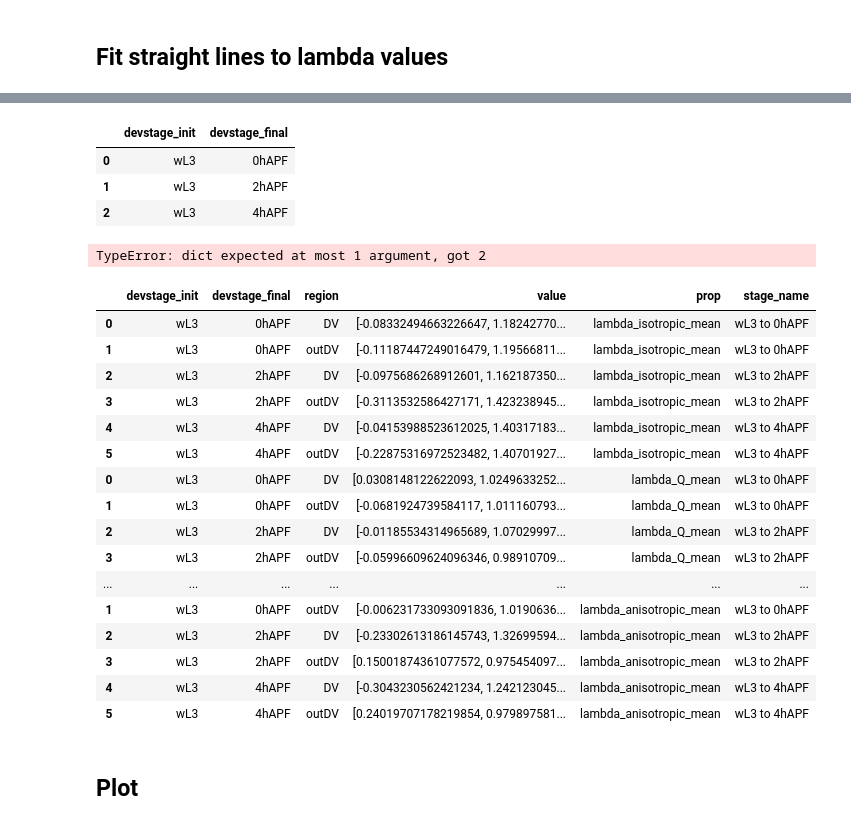
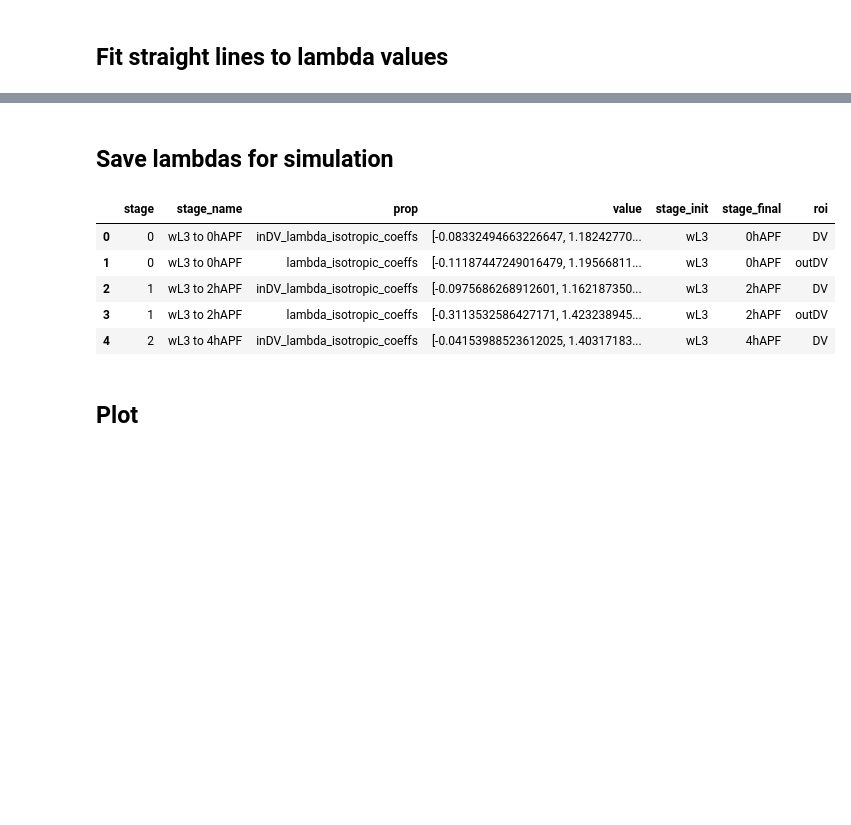
Before and after one commit to abhijeetkrishna/WDeversion_theory, a Jupyter notebook: Experiments/notebooks/prop_comparison_analysis.ipynb, the cells around one changed output, grey strips where cells are left out. Drawn from its saved outputs; the diff is of its cells as text; code cells hidden in the pictures; blank space fills up the shorter version.

Commit message:
Save lambdas for simulation

```diff
--- a/Experiments/notebooks/prop_comparison_analysis.ipynb
+++ b/Experiments/notebooks/prop_comparison_analysis.ipynb
@@ -239,15 +240,15 @@ def fit_func(x):
     coeffs = np.polyfit(df_comparison.iloc[ind][fit_param], df_comparison.iloc[ind][prop], deg = fit_deg)
     return([coeffs])
 
-fit_coeffs_df = pd.DataFrame()
+fit_lambdas_df = pd.DataFrame()
 for prop in props:
     df_temp = df_comparison.groupby(["devstage_init", "devstage_final", "region"])[prop].agg(fit_func).reset_index()
     df_temp["prop"] = prop;
     df_temp = df_temp.rename(columns={prop: "value"})
-    fit_coeffs_df = pd.concat([fit_coeffs_df,df_temp], axis=0)
+    fit_lambdas_df = pd.concat([fit_lambdas_df,df_temp], axis=0)
 
-fit_coeffs_df["value"] = fit_coeffs_df["value"].apply(lambda x: x[0],) #remove list to keep only numpy array
-fit_coeffs_df["poly_obj"] = fit_coeffs_df["value"].apply(lambda x: np.poly1d(x))
+fit_lambdas_df["value"] = fit_lambdas_df["value"].apply(lambda x: x[0],) #remove list to keep only numpy array
+fit_lambdas_df["poly_obj"] = fit_lambdas_df["value"].apply(lambda x: np.poly1d(x))
 # %%
 #for each prop, make a temporary column
 #in that column add the polynomial object by matching devstage_init, devstage_final and region
@@ -266,34 +262,38 @@ fit_coeffs_df["stage_name"] = fit_coeffs_df["devstage_init"] + " to " + fit_coef
-# %%
-devstage_combinations
-# %% [output]
-|  | devstage_init | devstage_final |
-| 0 | wL3 | 0hAPF |
-| 1 | wL3 | 2hAPF |
-| 2 | wL3 | 4hAPF |
-# %%
-dict([1,2,3], [11,22,33])
-# %% [output]
-TypeError: dict expected at most 1 argument, got 2
-# %%
-fit_coeffs_df
-# %% [output]
-|  | devstage_init | devstage_final | region | value | prop | stage_name |
-| 0 | wL3 | 0hAPF | DV | [-0.08332494663226647, 1.18242770... | lambda_isotropic_mean | wL3 to 0hAPF |
-| 1 | wL3 | 0hAPF | outDV | [-0.11187447249016479, 1.19566811... | lambda_isotropic_mean | wL3 to 0hAPF |
-| 2 | wL3 | 2hAPF | DV | [-0.0975686268912601, 1.162187350... | lambda_isotropic_mean | wL3 to 2hAPF |
-| 3 | wL3 | 2hAPF | outDV | [-0.3113532586427171, 1.423238945... | lambda_isotropic_mean | wL3 to 2hAPF |
-| 4 | wL3 | 4hAPF | DV | [-0.04153988523612025, 1.40317183... | lambda_isotropic_mean | wL3 to 4hAPF |
-| 5 | wL3 | 4hAPF | outDV | [-0.22875316972523482, 1.40701927... | lambda_isotropic_mean | wL3 to 4hAPF |
-| 0 | wL3 | 0hAPF | DV | [0.0308148122622093, 1.0249633252... | lambda_Q_mean | wL3 to 0hAPF |
-| 1 | wL3 | 0hAPF | outDV | [-0.0681924739584117, 1.011160793... | lambda_Q_mean | wL3 to 0hAPF |
-| 2 | wL3 | 2hAPF | DV | [-0.01185534314965689, 1.07029997... | lambda_Q_mean | wL3 to 2hAPF |
-| 3 | wL3 | 2hAPF | outDV | [-0.05996609624096346, 0.98910709... | lambda_Q_mean | wL3 to 2hAPF |
-| ... | ... | ... | ... | ... | ... | ... |
-| 1 | wL3 | 0hAPF | outDV | [-0.006231733093091836, 1.0190636... | lambda_anisotropic_mean | wL3 to 0hAPF |
-| 2 | wL3 | 2hAPF | DV | [-0.23302613186145743, 1.32699594... | lambda_anisotropic_mean | wL3 to 2hAPF |
-| 3 | wL3 | 2hAPF | outDV | [0.15001874361077572, 0.975454097... | lambda_anisotropic_mean | wL3 to 2hAPF |
-| 4 | wL3 | 4hAPF | DV | [-0.3043230562421234, 1.242123045... | lambda_anisotropic_mean | wL3 to 4hAPF |
-| 5 | wL3 | 4hAPF | outDV | [0.24019707178219854, 0.979897581... | lambda_anisotropic_mean | wL3 to 4hAPF |
+# %% [markdown]
+## Save lambdas for simulation
+# %%
+#name of lambda includes the region it belongs to
+fit_lambdas_df = fit_lambdas_df.rename(columns = {"region": "roi", "devstage_init":"stage_init", "devstage_final":"stage_final"})
+
+fit_lambdas_df["prop"] = fit_lambdas_df.apply(lambda row: "inDV_"+row["prop"].replace("_mean", "_coeffs") if row["roi"]=="DV" else row["prop"].replace("_mean", "_coeffs") ,axis = 1)
+#a string name to each transition
+fit_lambdas_df["stage_name"] = fit_lambdas_df.apply(lambda row: row["stage_init"] + " to " + row["stage_final"], axis = 1)
+
+#a numeric name to each transition
+devstage_combinations["stage_name"] = devstage_combinations["devstage_init"] + " to " + devstage_combinations["devstage_final"]
+devstage_combinations["stage_num_name"] = devstage_combinations.index
+stage_name_dict = devstage_combinations.set_index('stage_name')['stage_num_name'].to_dict()
+fit_lambdas_df["stage"] = fit_lambdas_df.apply(lambda row: stage_name_dict[row["stage_name"]], axis = 1)
+
+#reset index
+fit_lambdas_df = fit_lambdas_df.reset_index(drop=True)
+#select only relevant columns
+fit_lambdas_df = fit_lambdas_df[["stage", "stage_name", "prop", "value", "stage_init", "stage_final", "roi"]]
+
+#save this csv
+os.makedirs("../analyzed_output", exist_ok=True)
+fit_lambdas_df.to_csv("../analyzed_output/fit_lambdas_df_" + genotype + ".csv", index = False)
+#save pickle
+fit_lambdas_df.to_pickle("../analyzed_output/fit_lambdas_df_" + genotype + ".pkl")
+
+fit_lambdas_df.head()
+# %% [output]
+|  | stage | stage_name | prop | value | stage_init | stage_final | roi |
+| 0 | 0 | wL3 to 0hAPF | inDV_lambda_isotropic_coeffs | [-0.08332494663226647, 1.18242770... | wL3 | 0hAPF | DV |
+| 1 | 0 | wL3 to 0hAPF | lambda_isotropic_coeffs | [-0.11187447249016479, 1.19566811... | wL3 | 0hAPF | outDV |
+| 2 | 1 | wL3 to 2hAPF | inDV_lambda_isotropic_coeffs | [-0.0975686268912601, 1.162187350... | wL3 | 2hAPF | DV |
+| 3 | 1 | wL3 to 2hAPF | lambda_isotropic_coeffs | [-0.3113532586427171, 1.423238945... | wL3 | 2hAPF | outDV |
+| 4 | 2 | wL3 to 4hAPF | inDV_lambda_isotropic_coeffs | [-0.04153988523612025, 1.40317183... | wL3 | 4hAPF | DV |
 # %% [markdown]
 ## Plot
 # %%
```
Also changed, not shown: parts of 4 cells of this notebook, 1 other file.
